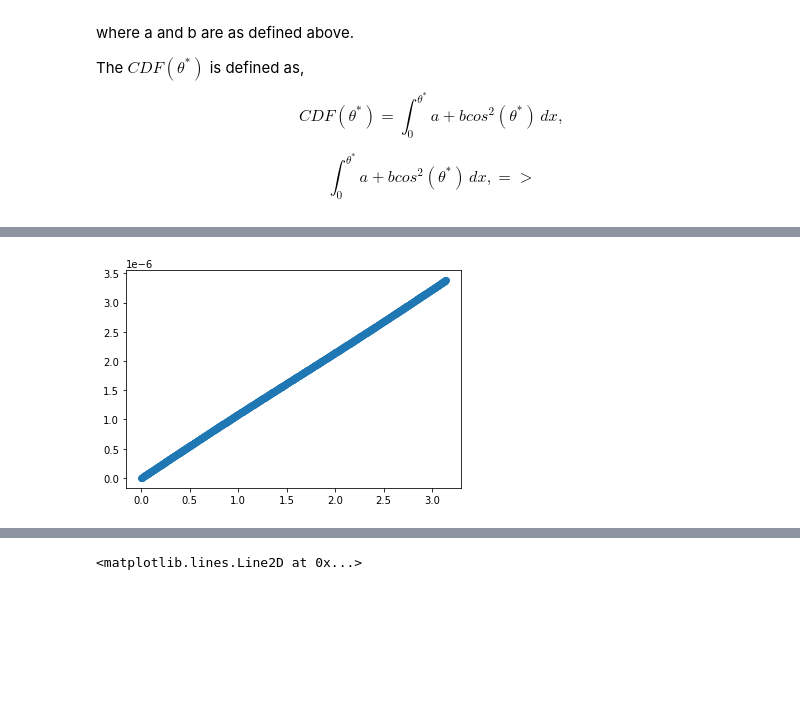
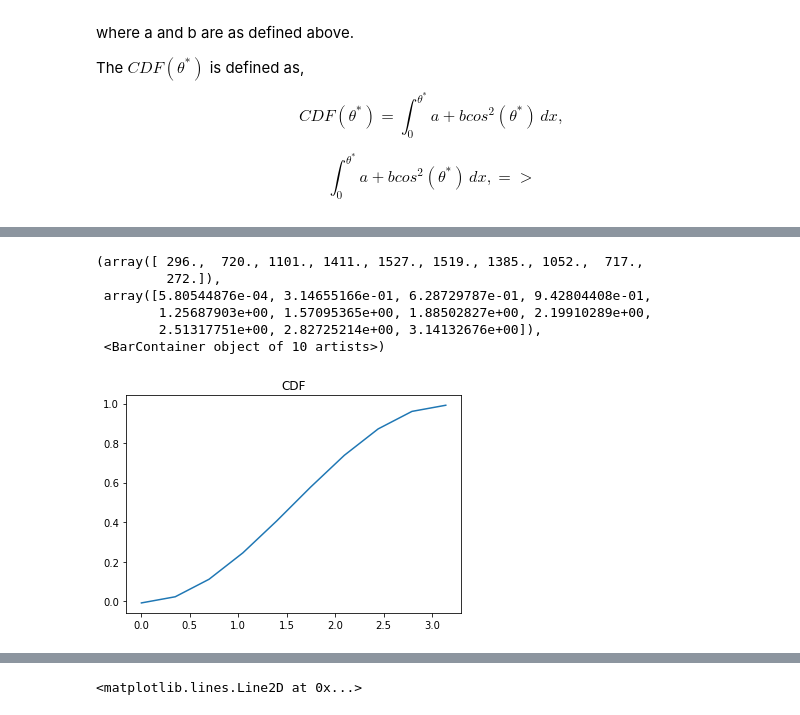
Before and after one commit to jjackson1994/Muon_Project, a Jupyter notebook: Daniels Part 4.ipynb, the cells around one changed output, grey strips where cells are left out. Cells and saved outputs as stored; diff of their text form; code cells hidden in the pictures; blank space fills up the shorter version.

```diff
--- a/Daniels Part 4.ipynb
+++ b/Daniels Part 4.ipynb
@@ -69,42 +112,60 @@ The $CDF(\theta^*)$ is defined as, $$CDF(\theta^*) = \int^{\theta^*}_{0}a + b co
 
 $$\int^{\theta^*}_{0}a + b cos^2(\theta^*)\,dx, => $$
 # %%
-def dsc(theta,r):
+def pdf(theta):
     #Electron and Muon mass squared
-    R = 1 #beam radious
+    e = 1.6e-19
     mu2 = 105.658**2 #Mev
     me2 = 0.5110**2 #Mev
-    s0 = 4*mu2 + 1000 #Mev point 9, center beam energy
-    s = s0*(1-r**2/R**2)#equation for partile beam energy as a function of radious based on fluid flow in a pipe.
-    alpha = (math.e**2)/(4*math.pi)
+    s = 4*mu2 + 5000 #Mev point 9, center beam energy
+    alpha = (e**2)/(4*math.pi)
 
     #constant to simplify calculation
-    c1 = ((alpha**2)/(4*s)) * (1-(4*mu2/s))**(1/2) * (1-(4*me2/s))**(-1/2)
+    ce = 1-(4*me2/s)
+    cu = 1-(4*mu2/s)
+    c1 = ((alpha**2)/(4*s)) * math.sqrt(cu) / math.sqrt(ce)
+
+    #assuming me2 = 0
+    #a = ((alpha**2)/(4*s)) * math.sqrt(cu) * (1+ (4*mu2/s))
+    #b = ((alpha**2)/(4*s)) * cu
+    a = c1 * (1+(4/s)*(me2+mu2))
+    b = c1 * (1-(4*mu2/s)) * (1-(4*me2/s))
+    sigma = (4*math.pi/3) *(3*a + b)
+    return 2*math.pi*math.sin(theta)/sigma *(a + b*(math.cos(theta)**2))
+
+def cdf(theta):
+    #Electron and Muon mass squared
+    e = 1.6e-19
+    mu2 = 105.658**2 #Mev
+    me2 = 0.5110**2 #Mev
+    s = 4*mu2 + 5000 #Mev point 9, center beam energy
+    alpha = (e**2)/(4*math.pi)
+
+    #constant to simplify calculation
+    ce = 1-(4*me2/s)
+    cu = 1-(4*mu2/s)
+    c1 = ((alpha**2)/(4*s)) * math.sqrt(cu) / math.sqrt(ce)
 
     a = c1 * (1+(4/s)*(me2+mu2))
     b = c1 * (1-(4*mu2/s)) * (1-(4*me2/s))
-    return a + b*math.cos(theta)**2
+    sigma = (4*math.pi/3) *(3*a + b)
+    return (2*math.pi/sigma)*((-math.cos(theta)*(3*a+b*math.cos(theta)**2)*1/3)+ a)
 
-def cdf(theta,r):
-    #Electron and Muon mass squared
-    R = 1 #beam radious
-    mu2 = 105.658**2 #Mev
-    me2 = 0.5110**2 #Mev
-    s0 = 4*mu2 + 5000 #Mev point 9, center beam energy
-    s = s0#220#s0*(1-r**2/R**2)#equation for partile beam energy as a function of radious based on fluid flow in a pipe.
-    alpha = (math.e**2)/(4*math.pi)
+def thetaGen2(howMany):
+    theta = np.linspace(0,math.pi,10)
+    CDF = [cdf(x) for x in theta]
+    PDF = [pdf(x) for x in theta]
+    #thetaPredictor is the inverse CDF brought about using a look up table (theta,CDF) and interpolation
+    thetaPredictor = interp1d(CDF, theta, kind = "linear")
+    return thetaPredicted = [float(thetaPredictor(x)) for x in npr.uniform(min(CDF),max(CDF),howMany)]
 
-    #constant to simplify calculation
-    c1 = ((alpha**2)/(4*s)) * (1-(4*mu2/s))**(1/2) * (1-(4*me2/s))**(-1/2)
-
-    a = c1 * (1+(4/s)*(me2+mu2))
-    b = c1 * (1-(4*mu2/s)) * (1-(4*me2/s))
-
-    return a*theta + ((b*theta)/2) + (b*math.sin(theta)*math.cos(theta)/2)
-
-
-theta = np.linspace(0,math.pi,1000)
-CDF = [cdf(x,0) for x in theta]
-
+#plots
+figcdf = plt.figure()
 plt.plot(theta,CDF)
+plt.title('CDF')
+figpdf = plt.figure()
+plt.plot(theta,PDF)
+plt.title('PDF')
+figThetaPred = plt.figure()
+plt.hist(thetaPredicted)
 # %% [output]
@@ -112 +188,7 @@ plt.plot(theta,CDF)
+(array([ 296.,  720., 1101., 1411., 1527., 1519., 1385., 1052.,  717.,
+         272.]),
+ array([5.80544876e-04, 3.14655166e-01, 6.28729787e-01, 9.42804408e-01,
+        1.25687903e+00, 1.57095365e+00, 1.88502827e+00, 2.19910289e+00,
+        2.51317751e+00, 2.82725214e+00, 3.14132676e+00]),
+ <BarContainer object of 10 artists>)
-[figure, old version]
+[figure, new version]
```
Also changed, not shown: parts of 6 cells of this notebook.
